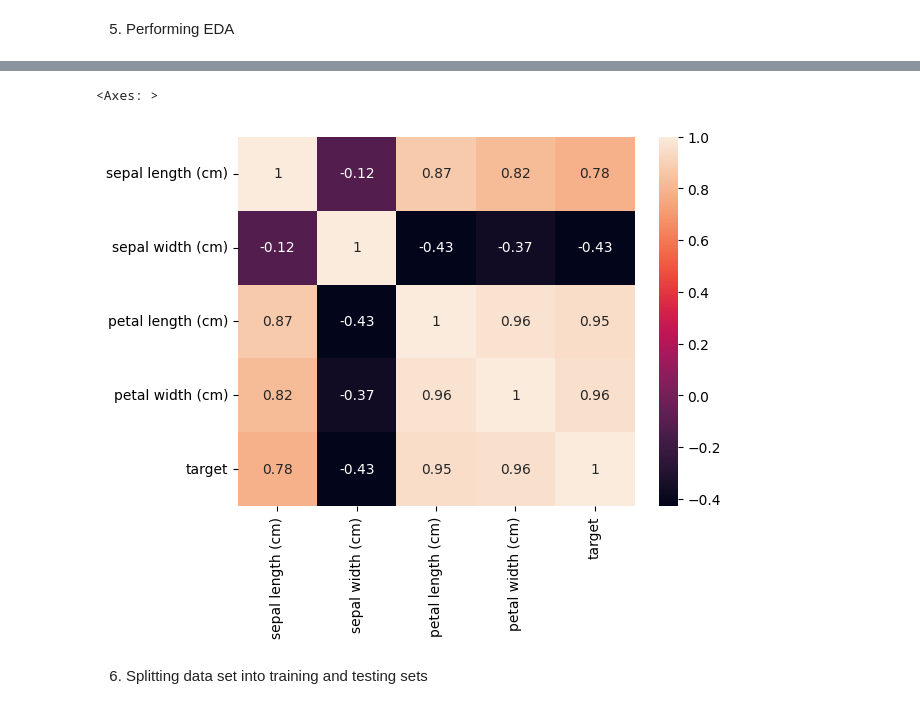
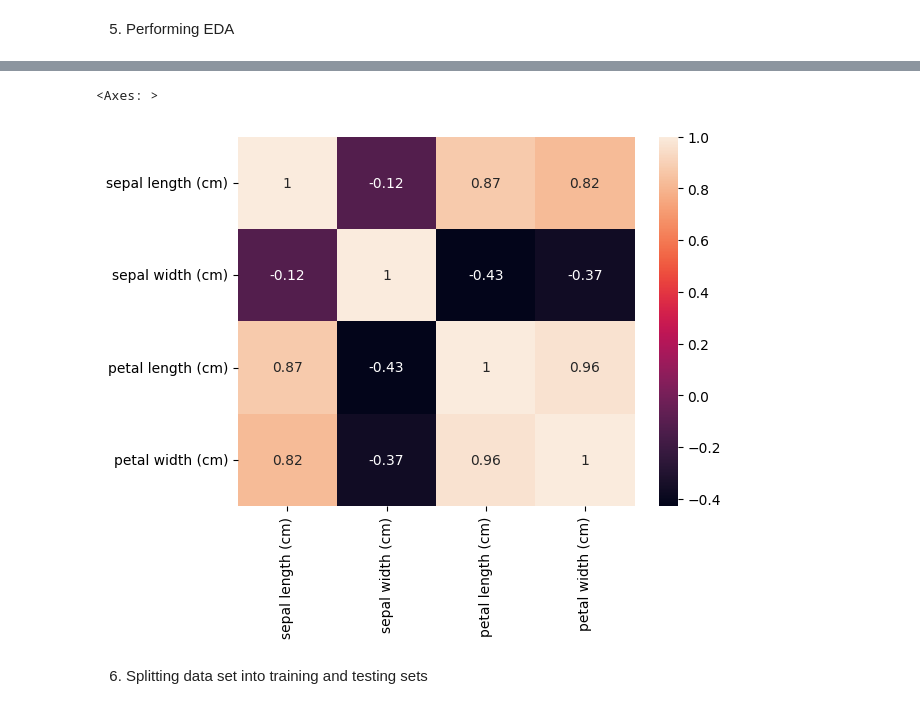
Before and after one commit to Salam-Sarkar/Final-Project-Assignment-20229024-20229032, a Jupyter notebook: Final_Assignment_by_20229024_&_20229032.ipynb, the cells around one changed output, grey strips where cells are left out. Drawn from its saved outputs; the diff is of its cells as text; code cells hidden in the pictures.

```diff
--- a/Final_Assignment_by_20229024_&_20229032.ipynb
+++ b/Final_Assignment_by_20229024_&_20229032.ipynb
@@ -71,8 +79,10 @@ sns.pairplot(df, hue='target')
-# %%
-sns.heatmap(df.corr(), annot=True)
-# %% [output]
-<Axes: >
-[figure, removed]
+# %%
+iris_no_target = df.drop('target', axis=1)
+correlation = iris_no_target.corr()
+sns.heatmap(correlation, annot=True)
+# %% [output]
+<Axes: >
+[figure, added]
 # %%
 from sklearn.model_selection import train_test_split
 from sklearn.preprocessing import StandardScaler, LabelEncoder
```
Also changed, not shown: parts of 17 cells of this notebook.
